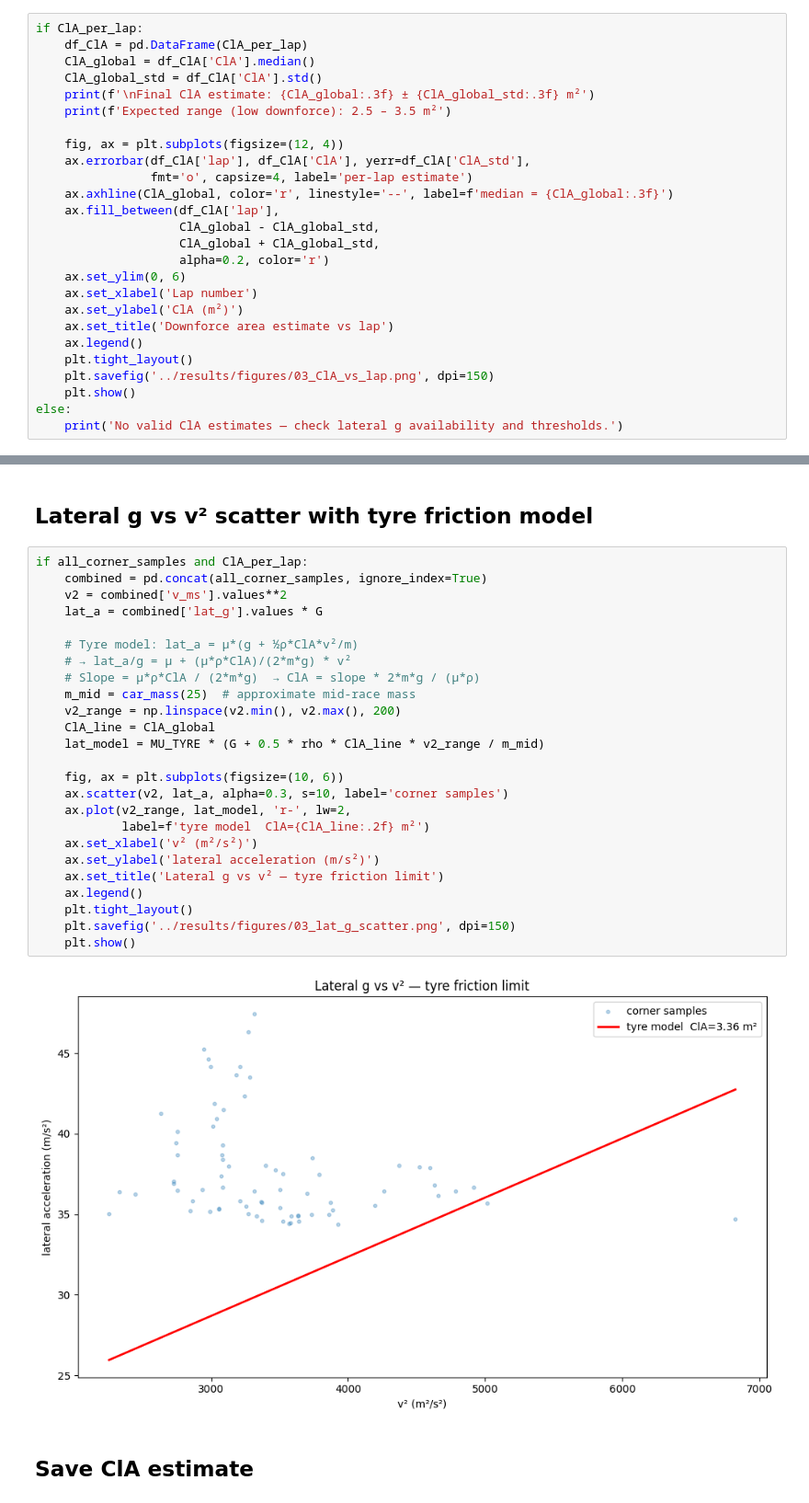
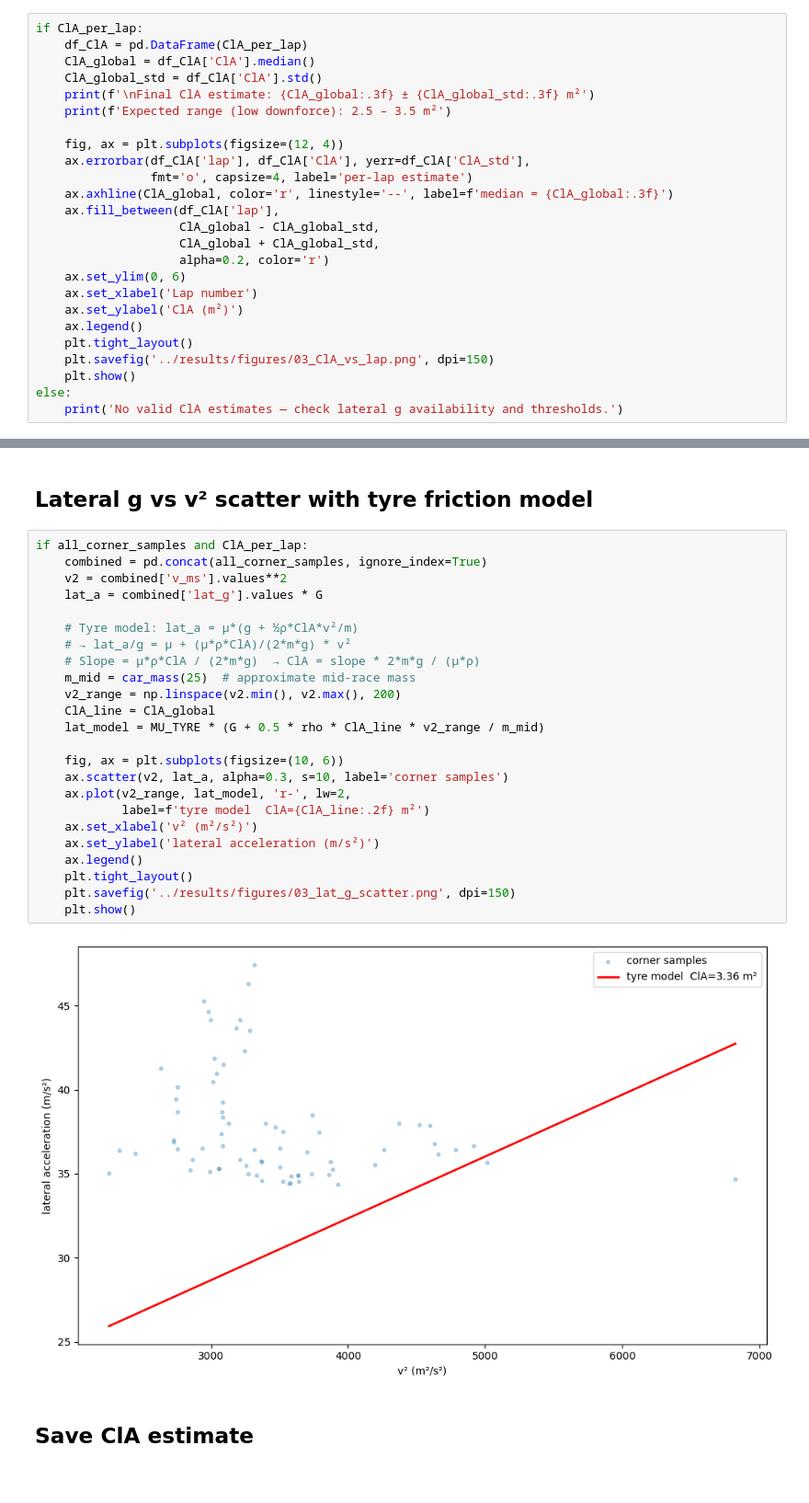
Before and after one commit to andrewcoyle1/f1-telemetry-aero, a Jupyter notebook: notebooks/03_ClA_estimation.ipynb, the cells around one changed output, grey strips where cells are left out. Shown at 92% size. Saved outputs shown, nothing was run; the diff lists cells and outputs as text.

```diff
--- a/notebooks/03_ClA_estimation.ipynb
+++ b/notebooks/03_ClA_estimation.ipynb
@@ -177,7 +177,6 @@ if ClA_per_lap:
     ax.set_ylim(0, 6)
     ax.set_xlabel('Lap number')
     ax.set_ylabel('ClA (m²)')
-    ax.set_title('Downforce area estimate vs lap')
     ax.legend()
     plt.tight_layout()
     plt.savefig('../results/figures/03_ClA_vs_lap.png', dpi=150)
@@ -233,30 +237,29 @@ else:
 # %%
 if all_corner_samples and ClA_per_lap:
     combined = pd.concat(all_corner_samples, ignore_index=True)
     v2 = combined['v_ms'].values**2
     lat_a = combined['lat_g'].values * G
 
     # Tyre model: lat_a = μ*(g + ½ρ*ClA*v²/m)
     # → lat_a/g = μ + (μ*ρ*ClA)/(2*m*g) * v²
     # Slope = μ*ρ*ClA / (2*m*g)  → ClA = slope * 2*m*g / (μ*ρ)
     m_mid = car_mass(25)  # approximate mid-race mass
     v2_range = np.linspace(v2.min(), v2.max(), 200)
     ClA_line = ClA_global
     lat_model = MU_TYRE * (G + 0.5 * rho * ClA_line * v2_range / m_mid)
 
     fig, ax = plt.subplots(figsize=(10, 6))
     ax.scatter(v2, lat_a, alpha=0.3, s=10, label='corner samples')
     ax.plot(v2_range, lat_model, 'r-', lw=2,
             label=f'tyre model  ClA={ClA_line:.2f} m²')
     ax.set_xlabel('v² (m²/s²)')
     ax.set_ylabel('lateral acceleration (m/s²)')
-    ax.set_title('Lateral g vs v² — tyre friction limit')
     ax.legend()
     plt.tight_layout()
     plt.savefig('../results/figures/03_lat_g_scatter.png', dpi=150)
     plt.show()
 # %% [output]
-[figure, old version]
+[figure, new version]
 # %% [markdown]
 ## Save ClA estimate
 # %%
```
Also changed, not shown: parts of 2 cells of this notebook, 11 other files.
